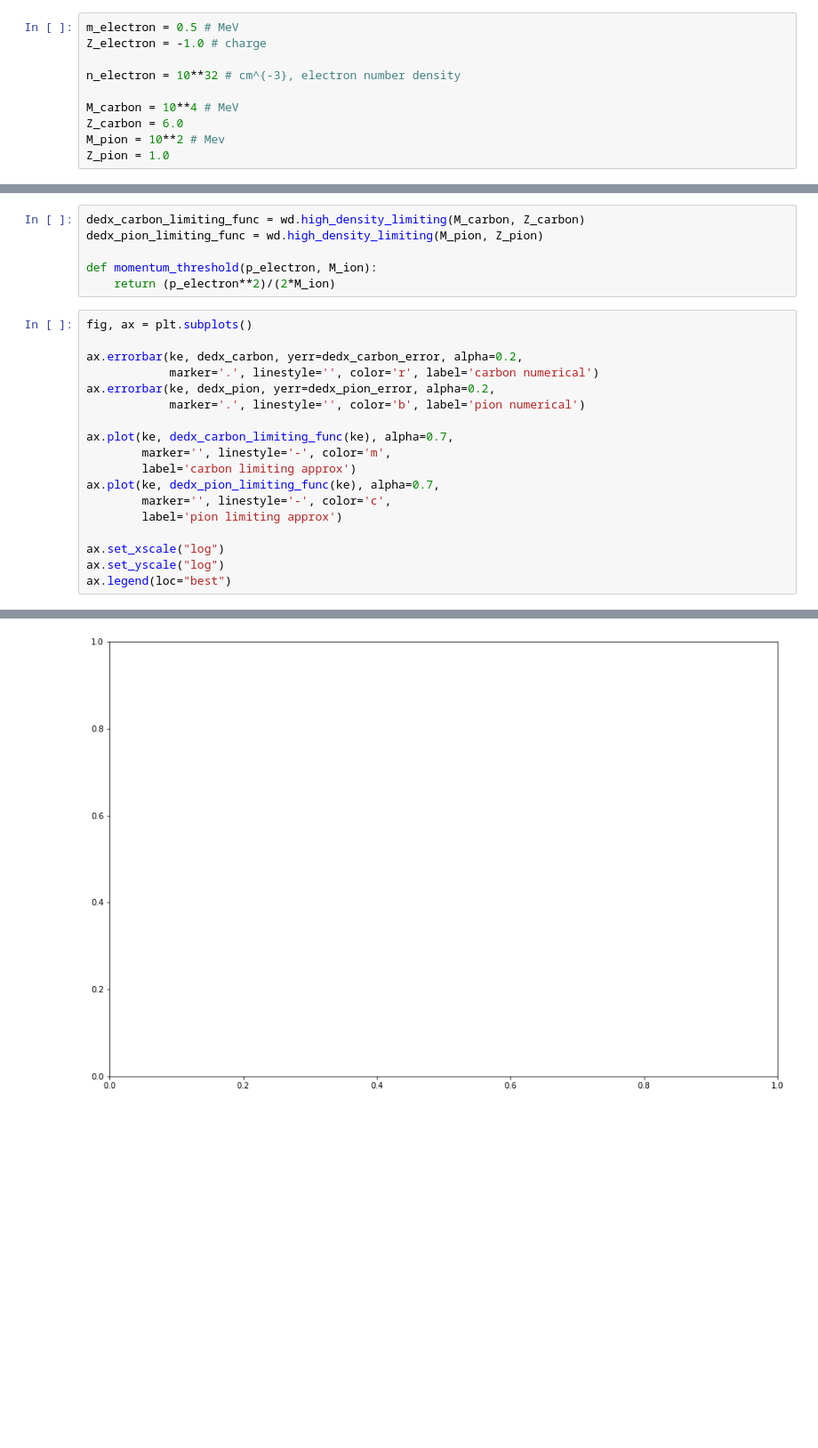
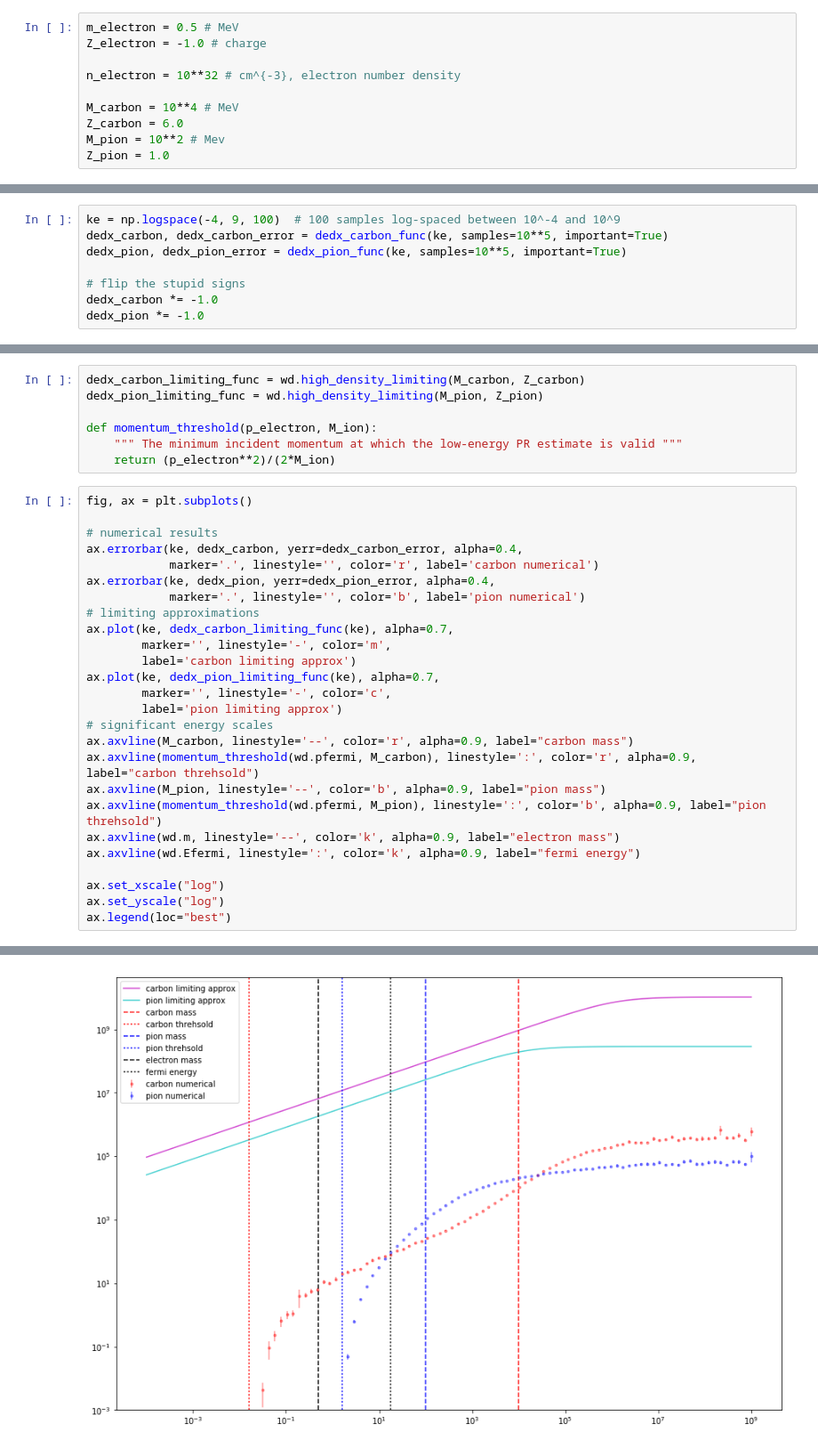
Before and after one commit to vijayoct27/Qballs, a Jupyter notebook: calc/heavycoulomb.ipynb, the cells around one changed output, grey strips where cells are left out. Shown at 89% size. Cells and saved outputs as stored; diff of their text form; blank space fills up the shorter version.

```diff
--- a/calc/heavycoulomb.ipynb
+++ b/calc/heavycoulomb.ipynb
@@ -60,0 +48,8 @@ NameError: name 'dedx_carbon' is not defined
+# %%
+ke = np.logspace(-4, 9, 100)  # 100 samples log-spaced between 10^-4 and 10^9
+dedx_carbon, dedx_carbon_error = dedx_carbon_func(ke, samples=10**5, important=True)
+dedx_pion, dedx_pion_error = dedx_pion_func(ke, samples=10**5, important=True)
+
+# flip the stupid signs
+dedx_carbon *= -1.0
+dedx_pion *= -1.0
@@ -63,21 +62,30 @@ dedx_carbon_limiting_func = wd.high_density_limiting(M_carbon, Z_carbon)
 dedx_pion_limiting_func = wd.high_density_limiting(M_pion, Z_pion)
 
 def momentum_threshold(p_electron, M_ion):
+    """ The minimum incident momentum at which the low-energy PR estimate is valid """
     return (p_electron**2)/(2*M_ion)
 # %%
 fig, ax = plt.subplots()
 
-ax.errorbar(ke, dedx_carbon, yerr=dedx_carbon_error, alpha=0.2,
+# numerical results
+ax.errorbar(ke, dedx_carbon, yerr=dedx_carbon_error, alpha=0.4,
             marker='.', linestyle='', color='r', label='carbon numerical')
-ax.errorbar(ke, dedx_pion, yerr=dedx_pion_error, alpha=0.2,
+ax.errorbar(ke, dedx_pion, yerr=dedx_pion_error, alpha=0.4,
             marker='.', linestyle='', color='b', label='pion numerical')
-
+# limiting approximations
 ax.plot(ke, dedx_carbon_limiting_func(ke), alpha=0.7,
         marker='', linestyle='-', color='m',
         label='carbon limiting approx')
 ax.plot(ke, dedx_pion_limiting_func(ke), alpha=0.7,
         marker='', linestyle='-', color='c',
         label='pion limiting approx')
+# significant energy scales
+ax.axvline(M_carbon, linestyle='--', color='r', alpha=0.9, label="carbon mass")
+ax.axvline(momentum_threshold(wd.pfermi, M_carbon), linestyle=':', color='r', alpha=0.9, label="carbon threhsold")
+ax.axvline(M_pion, linestyle='--', color='b', alpha=0.9, label="pion mass")
+ax.axvline(momentum_threshold(wd.pfermi, M_pion), linestyle=':', color='b', alpha=0.9, label="pion threhsold")
+ax.axvline(wd.m, linestyle='--', color='k', alpha=0.9, label="electron mass")
+ax.axvline(wd.Efermi, linestyle=':', color='k', alpha=0.9, label="fermi energy")
 
 ax.set_xscale("log")
 ax.set_yscale("log")
@@ -87 +95 @@ NameError: name 'dedx_carbon' is not defined
-[figure, old version]
+[figure, new version]
```
Also changed, not shown: parts of 14 cells of this notebook.
